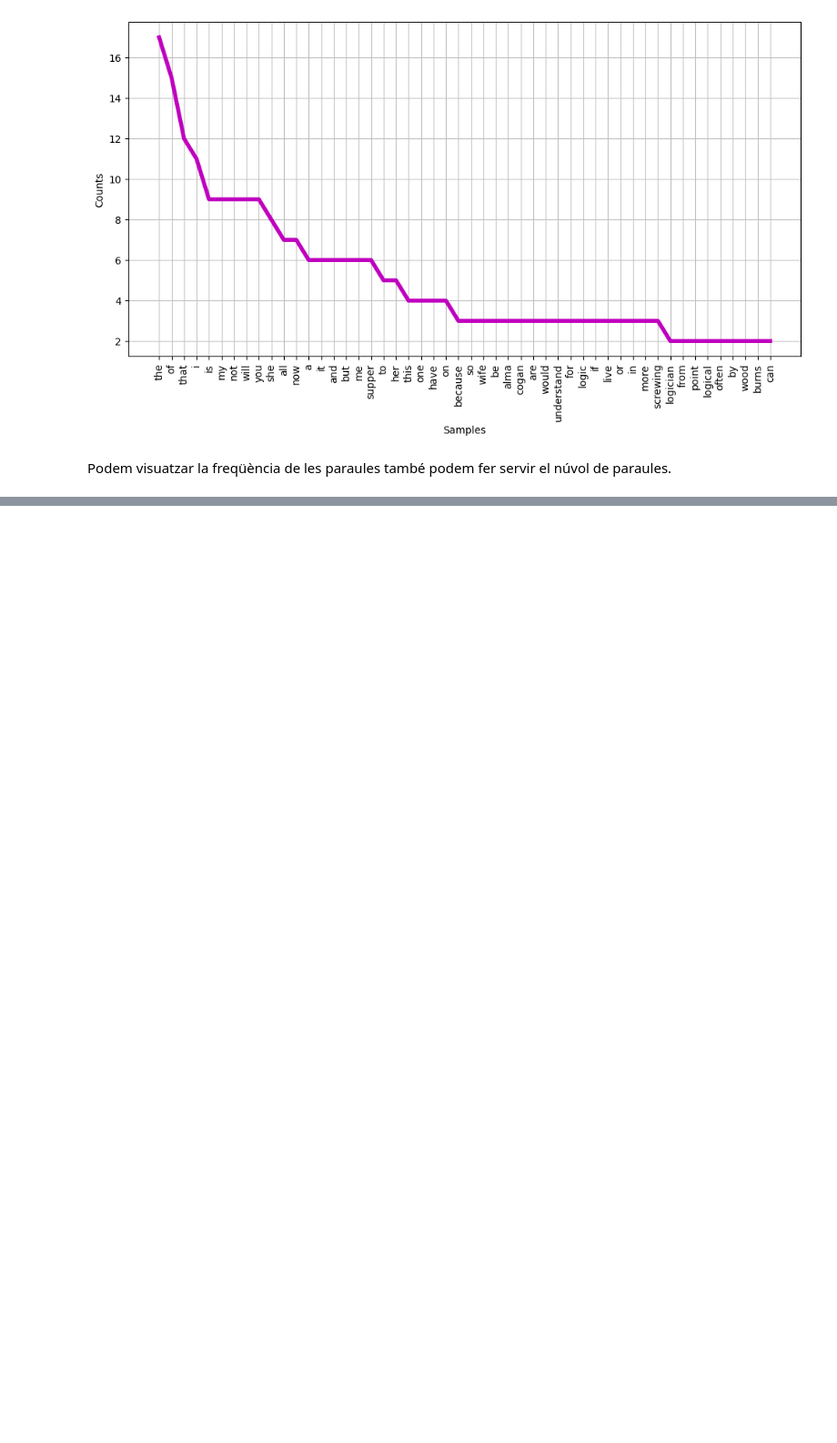
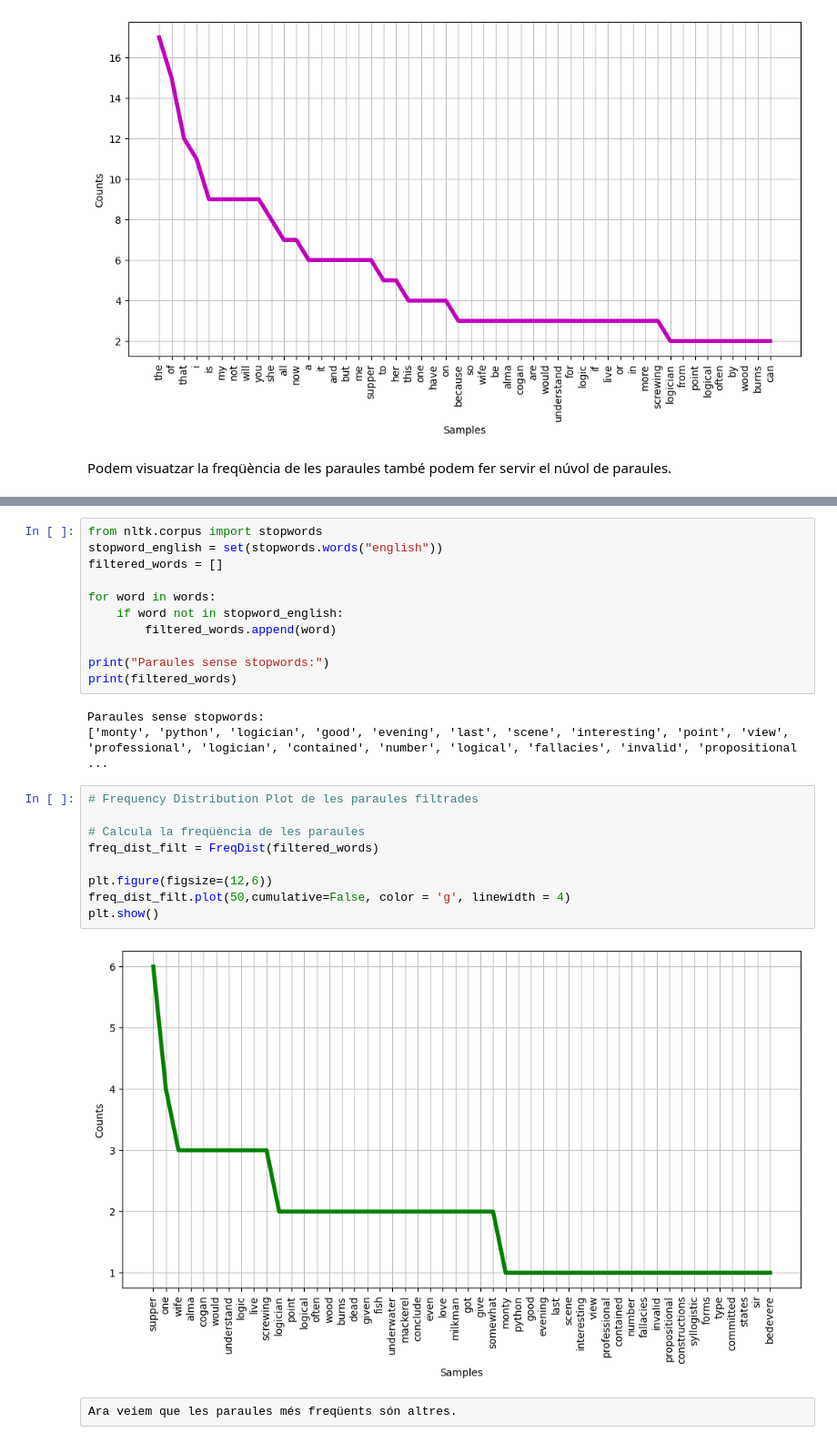
Before and after one commit to edaimon/Text_mining, a Jupyter notebook: T9.1.ipynb, the cells around one changed output, grey strips where cells are left out. Shown at 91% size. Cells and saved outputs as stored; diff of their text form; blank space fills up the shorter version.

```diff
--- a/T9.1.ipynb
+++ b/T9.1.ipynb
@@ -132,0 +134,27 @@ Realitza sentiment analysis al teu conjunt de dades.
+# %%
+from nltk.corpus import stopwords
+stopword_english = set(stopwords.words("english"))
+filtered_words = []
+
+for word in words:
+    if word not in stopword_english:
+        filtered_words.append(word)
+
+print("Paraules sense stopwords:")
+print(filtered_words)
+# %% [output]
+Paraules sense stopwords:
+['monty', 'python', 'logician', 'good', 'evening', 'last', 'scene', 'interesting', 'point', 'view', 'professional', 'logician', 'contained', 'number', 'logical', 'fallacies', 'invalid', 'propositional ...
+# %%
+# Frequency Distribution Plot de les paraules filtrades
+
+# Calcula la freqüència de les paraules
+freq_dist_filt = FreqDist(filtered_words)
+
+plt.figure(figsize=(12,6))
+freq_dist_filt.plot(50,cumulative=False, color = 'g', linewidth = 4)
+plt.show()
+# %% [output]
+[figure, added]
+# %% [raw]
+Ara veiem que les paraules més freqüents són altres.
```
Also changed, not shown: parts of 20 cells of this notebook.
